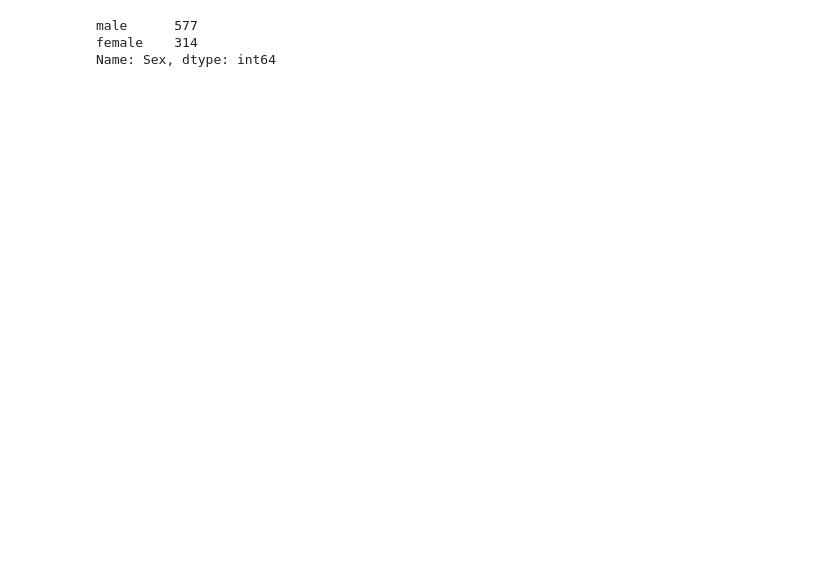
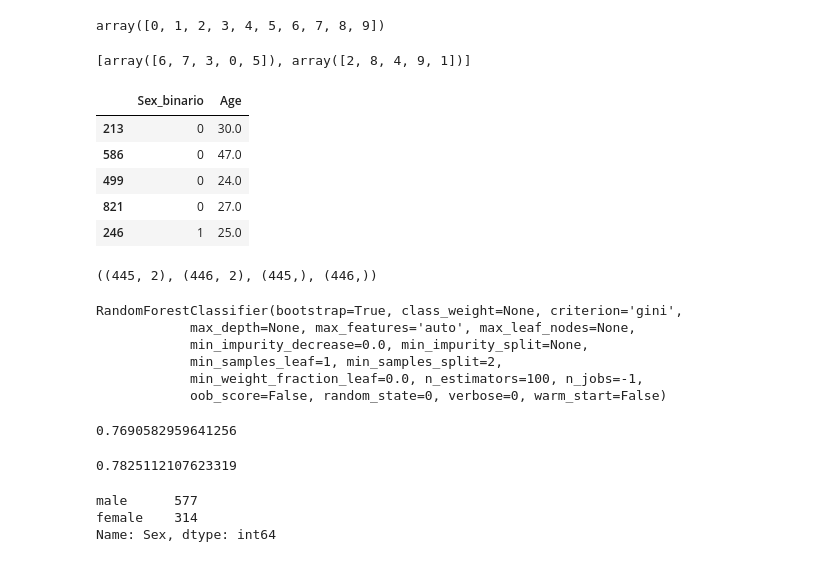
Before and after one commit to nilsoncunha/portfolio, a Jupyter notebook: Titanic/Titanic_Mario.ipynb, the cells around one changed output. Saved outputs shown, nothing was run; the diff lists cells and outputs as text; code cells hidden in the pictures; blank space fills up the shorter version.

```diff
--- a/Titanic/Titanic_Mario.ipynb
+++ b/Titanic/Titanic_Mario.ipynb
@@ -19,2 +20,36 @@ from sklearn.ensemble import RandomForestClassifier
+# %%
+x_falso = np.arange(10)
+x_falso
+# %% [output]
+array([0, 1, 2, 3, 4, 5, 6, 7, 8, 9])
+# %%
+np.random.seed(0)
+train_test_split(x_falso, test_size=0.5)
+# %% [output]
+[array([6, 7, 3, 0, 5]), array([2, 8, 4, 9, 1])]
+# %%
+np.random.seed(0)
+x_treino, x_valid, y_treino, y_valid = train_test_split(x, y, test_size=0.5)
+# %%
+x_treino.head()
+# %% [output]
+|  | Sex_binario | Age |
+| 213 | 0 | 30.0 |
+| 586 | 0 | 47.0 |
+| 499 | 0 | 24.0 |
+| 821 | 0 | 27.0 |
+| 246 | 1 | 25.0 |
+# %%
+x_treino.shape, x_valid.shape, y_treino.shape, y_valid.shape
+# %% [output]
+((445, 2), (446, 2), (445,), (446,))
 # %%
 modelo = RandomForestClassifier(n_estimators=100, n_jobs=-1, random_state=0)
+modelo.fit(x_treino, y_treino)
+# %% [output]
+RandomForestClassifier(bootstrap=True, class_weight=None, criterion='gini',
+            max_depth=None, max_features='auto', max_leaf_nodes=None,
+            min_impurity_decrease=0.0, min_impurity_split=None,
+            min_samples_leaf=1, min_samples_split=2,
+            min_weight_fraction_leaf=0.0, n_estimators=100, n_jobs=-1,
+            oob_score=False, random_state=0, verbose=0, warm_start=False)
@@ -21,3 +58,12 @@ modelo = RandomForestClassifier(n_estimators=100, n_jobs=-1, random_state=0)
+# %%
+np.mean(y_valid == p)
+# %% [output]
+0.7690582959641256
+# %%
+p = (x_valid['Sex_binario'] == 1).astype(np.int64)
+np.mean(y_valid == p)
+# %% [output]
+0.7825112107623319
 # %%
 variaveis = ['Sex_binario','Age']
 # %%
```
Also changed, not shown: parts of 16 cells of this notebook, 1 other file.
